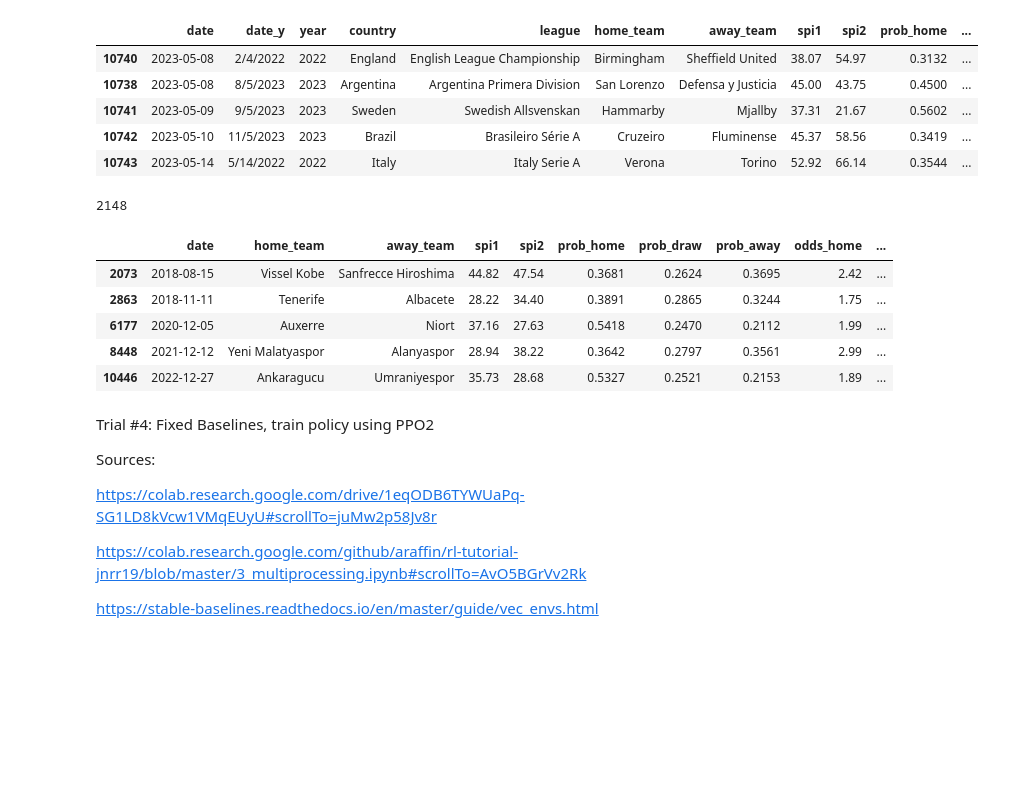
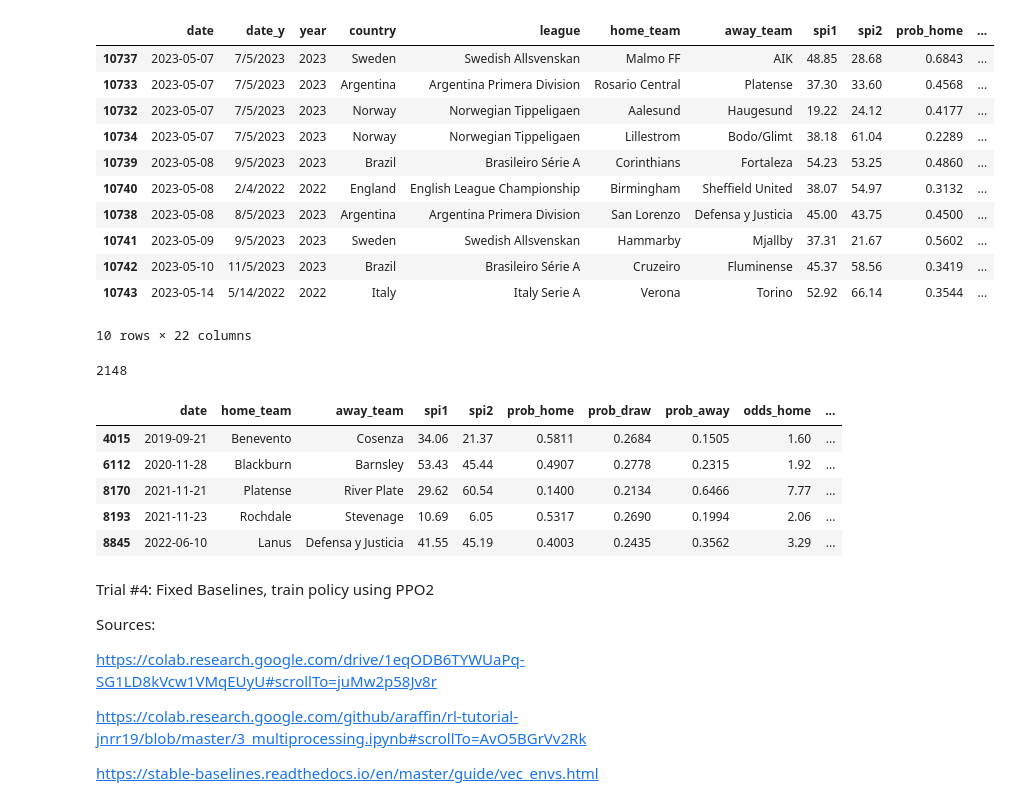
Before and after one commit to bryanchiaws/Odds-Gym, a Jupyter notebook: rl_simulations.ipynb, the cells around one changed output. Cells and saved outputs as stored; diff of their text form; code cells hidden in the pictures; blank space fills up the shorter version.

```diff
--- a/rl_simulations.ipynb
+++ b/rl_simulations.ipynb
@@ -1,30 +1,35 @@
 # %%
 import numpy as np
 import pandas as pd
 import matplotlib.pyplot as plt
 import warnings
 warnings.filterwarnings('ignore')
 
 np.random.seed(333)
 
 df = pd.read_csv('./data/merged_probs_odds.csv') # labels: "home wins" -> 1; "draw": 0; "away" -> -1
 df = df.sort_values("date_x", ascending = True)
 
 rename_dict = {"date_x":"date", "prob_tie": "prob_draw", "label":"result"}
 df = df.rename(columns=rename_dict)
 
-keep_cols = ['date', 'home_team', 'away_team', 'spi1', 'spi2', 'prob_home', 'prob_draw', 'prob_away', 'odds_home', 'odds_draw',
-             'odds_away', 'proj_home_score', 'proj_away_score', 'home_goals', 'away_goals', 'result']
-# df = df[keep_cols]
+df['proj_diff_score'] = df['proj_home_score'] - df['proj_away_score']
+df['proj_outcome'] = np.clip(np.round(df['proj_away_score'] - df['proj_home_score']), -1, 1).astype(int) + 1
 df['result'] = df['result'].map({1: 0, -1: 2, 0: 1}) # 0 = home; 1 = draw; 2 = away
-df.tail()
+df.tail(10)
 # %% [output]
 |  | date | date_y | year | country | league | home_team | away_team | spi1 | spi2 | prob_home | ... |
+| 10737 | 2023-05-07 | 7/5/2023 | 2023 | Sweden | Swedish Allsvenskan | Malmo FF | AIK | 48.85 | 28.68 | 0.6843 | ... |
+| 10733 | 2023-05-07 | 7/5/2023 | 2023 | Argentina | Argentina Primera Division | Rosario Central | Platense | 37.30 | 33.60 | 0.4568 | ... |
+| 10732 | 2023-05-07 | 7/5/2023 | 2023 | Norway | Norwegian Tippeligaen | Aalesund | Haugesund | 19.22 | 24.12 | 0.4177 | ... |
+| 10734 | 2023-05-07 | 7/5/2023 | 2023 | Norway | Norwegian Tippeligaen | Lillestrom | Bodo/Glimt | 38.18 | 61.04 | 0.2289 | ... |
+| 10739 | 2023-05-08 | 9/5/2023 | 2023 | Brazil | Brasileiro Série A | Corinthians | Fortaleza | 54.23 | 53.25 | 0.4860 | ... |
 | 10740 | 2023-05-08 | 2/4/2022 | 2022 | England | English League Championship | Birmingham | Sheffield United | 38.07 | 54.97 | 0.3132 | ... |
 | 10738 | 2023-05-08 | 8/5/2023 | 2023 | Argentina | Argentina Primera Division | San Lorenzo | Defensa y Justicia | 45.00 | 43.75 | 0.4500 | ... |
 | 10741 | 2023-05-09 | 9/5/2023 | 2023 | Sweden | Swedish Allsvenskan | Hammarby | Mjallby | 37.31 | 21.67 | 0.5602 | ... |
 | 10742 | 2023-05-10 | 11/5/2023 | 2023 | Brazil | Brasileiro Série A | Cruzeiro | Fluminense | 45.37 | 58.56 | 0.3419 | ... |
 | 10743 | 2023-05-14 | 5/14/2022 | 2022 | Italy | Italy Serie A | Verona | Torino | 52.92 | 66.14 | 0.3544 | ... |
+10 rows × 22 columns
 # %%
 from tqdm import tqdm
 
@@ -45,16 +50,15 @@ len(traj_list)
 # %% [output]
 2148
 # %%
-train_list, test_list = traj_list[:1718], traj_list[1718:]
-train_df, test_df = pd.concat(train_list), pd.concat(test_list)
+train_list, test_list = traj_list[:1718], traj_list[1718:] # 1718 if using len=5
 train_list[0].head()
 # %% [output]
 |  | date | home_team | away_team | spi1 | spi2 | prob_home | prob_draw | prob_away | odds_home | ... |
-| 2073 | 2018-08-15 | Vissel Kobe | Sanfrecce Hiroshima | 44.82 | 47.54 | 0.3681 | 0.2624 | 0.3695 | 2.42 | ... |
-| 2863 | 2018-11-11 | Tenerife | Albacete | 28.22 | 34.40 | 0.3891 | 0.2865 | 0.3244 | 1.75 | ... |
-| 6177 | 2020-12-05 | Auxerre | Niort | 37.16 | 27.63 | 0.5418 | 0.2470 | 0.2112 | 1.99 | ... |
-| 8448 | 2021-12-12 | Yeni Malatyaspor | Alanyaspor | 28.94 | 38.22 | 0.3642 | 0.2797 | 0.3561 | 2.99 | ... |
-| 10446 | 2022-12-27 | Ankaragucu | Umraniyespor | 35.73 | 28.68 | 0.5327 | 0.2521 | 0.2153 | 1.89 | ... |
+| 4015 | 2019-09-21 | Benevento | Cosenza | 34.06 | 21.37 | 0.5811 | 0.2684 | 0.1505 | 1.60 | ... |
+| 6112 | 2020-11-28 | Blackburn | Barnsley | 53.43 | 45.44 | 0.4907 | 0.2778 | 0.2315 | 1.92 | ... |
+| 8170 | 2021-11-21 | Platense | River Plate | 29.62 | 60.54 | 0.1400 | 0.2134 | 0.6466 | 7.77 | ... |
+| 8193 | 2021-11-23 | Rochdale | Stevenage | 10.69 | 6.05 | 0.5317 | 0.2690 | 0.1994 | 2.06 | ... |
+| 8845 | 2022-06-10 | Lanus | Defensa y Justicia | 41.55 | 45.19 | 0.4003 | 0.2435 | 0.3562 | 3.29 | ... |
 # %% [markdown]
 Trial #4: Fixed Baselines, train policy using PPO2
 
```
Also changed, not shown: parts of 9 cells of this notebook.
